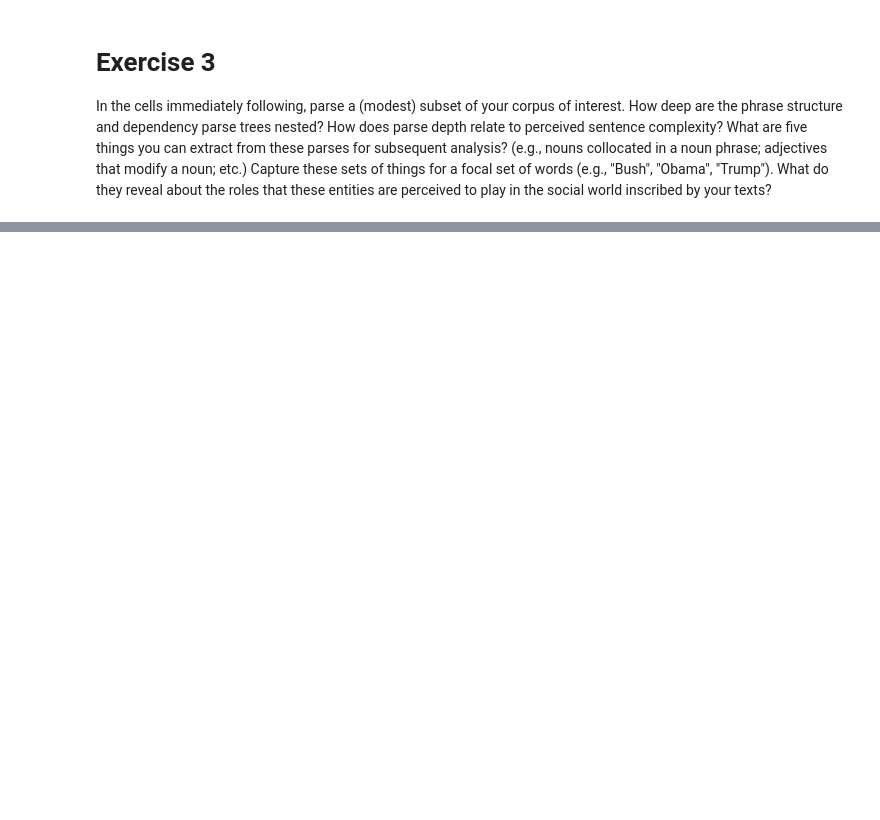
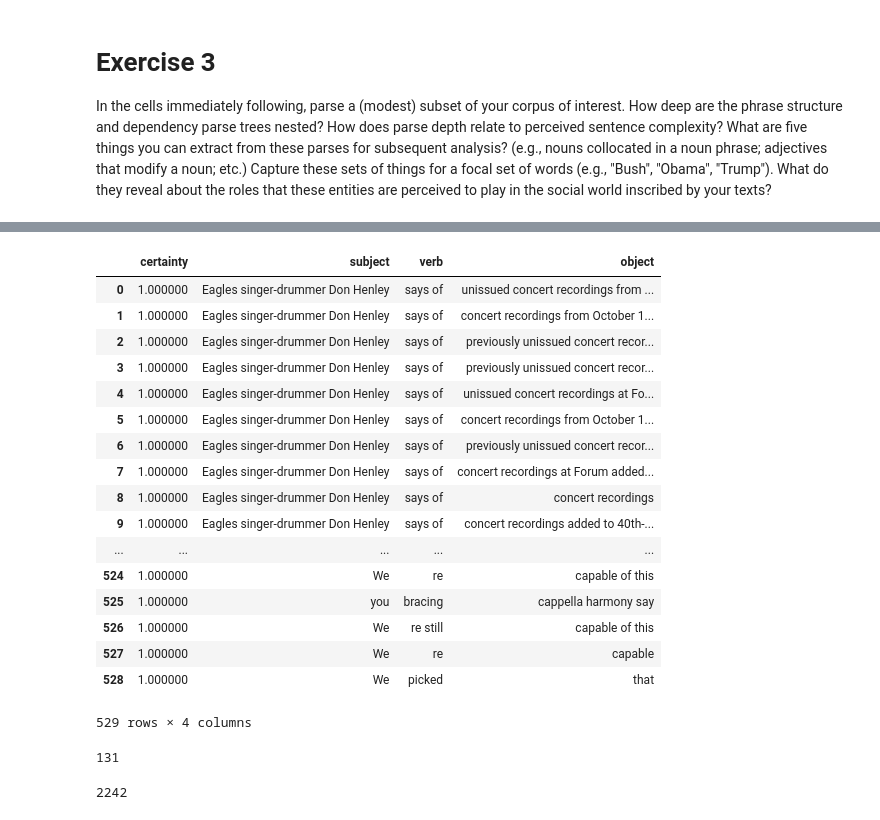
Before and after one commit to sushmitavgopalan16/content-analysis-2018, a Jupyter notebook: 7-Information-Extraction/HW 7.ipynb, the cells around one changed output, grey strips where cells are left out. Drawn from its saved outputs; the diff is of its cells as text; code cells hidden in the pictures; blank space fills up the shorter version.

```diff
--- a/7-Information-Extraction/HW 7.ipynb
+++ b/7-Information-Extraction/HW 7.ipynb
@@ -273,3 +392,18 @@ sortedOrgs[:10]
 # Exercise 3
 
 In the cells immediately following, parse a (modest) subset of your corpus of interest. How deep are the phrase structure and dependency parse trees nested? How does parse depth relate to perceived sentence complexity? What are five things you can extract from these parses for subsequent analysis? (e.g., nouns collocated in a noun phrase; adjectives that modify a noun; etc.) Capture these sets of things for a focal set of words (e.g., "Bush", "Obama", "Trump"). What do they reveal about the roles that these entities are perceived to play in the social world inscribed by your texts?
+# %%
+
+sentences = df['text'][0]
+sentences = sentences.replace("\x89ÛÒ", "")
+sentences = sentences.replace("\'", " ")
+sentences = sentences.replace("\r", " ")
+sentences = sentences.replace("&nbsp", "")
+sentences = sentences.replace('"', "")
+sentences = sentences.replace(')', "")
+
+all_sentences = split_into_sentences(sentences)
+tokenized_text = [nltk.word_tokenize(t) for t in all_sentences]
+
+#print(fourthSentParseTree)
+" ".join(tokenized_text[0])
@@ -275,0 +530,3 @@ In the cells immediately following, parse a (modest) subset of your corpus of in
+# %%
+text = all_sentences
+ieDF = stanford.openIE(text)
@@ -275,0 +550,29 @@ In the cells immediately following, parse a (modest) subset of your corpus of in
+# %%
+ieDF
+# %% [output]
+|  | certainty | subject | verb | object |
+| 0 | 1.000000 | Eagles singer-drummer Don Henley | says of | unissued concert recordings from ... |
+| 1 | 1.000000 | Eagles singer-drummer Don Henley | says of | concert recordings from October 1... |
+| 2 | 1.000000 | Eagles singer-drummer Don Henley | says of | previously unissued concert recor... |
+| 3 | 1.000000 | Eagles singer-drummer Don Henley | says of | previously unissued concert recor... |
+| 4 | 1.000000 | Eagles singer-drummer Don Henley | says of | unissued concert recordings at Fo... |
+| 5 | 1.000000 | Eagles singer-drummer Don Henley | says of | concert recordings from October 1... |
+| 6 | 1.000000 | Eagles singer-drummer Don Henley | says of | previously unissued concert recor... |
+| 7 | 1.000000 | Eagles singer-drummer Don Henley | says of | concert recordings at Forum added... |
+| 8 | 1.000000 | Eagles singer-drummer Don Henley | says of | concert recordings |
+| 9 | 1.000000 | Eagles singer-drummer Don Henley | says of | concert recordings added to 40th-... |
+| ... | ... | ... | ... | ... |
+| 524 | 1.000000 | We | re | capable of this |
+| 525 | 1.000000 | you | bracing | cappella harmony say |
+| 526 | 1.000000 | We | re still | capable of this |
+| 527 | 1.000000 | We | re | capable |
+| 528 | 1.000000 | We | picked | that |
+529 rows × 4 columns
+# %%
+len(redditTopScores['sentences'][0])
+# %% [output]
+131
+# %%
+sum([len(s) for s in redditTopScores['sentences'][0]])
+# %% [output]
+2242
```
Also changed, not shown: parts of 50 cells of this notebook.
